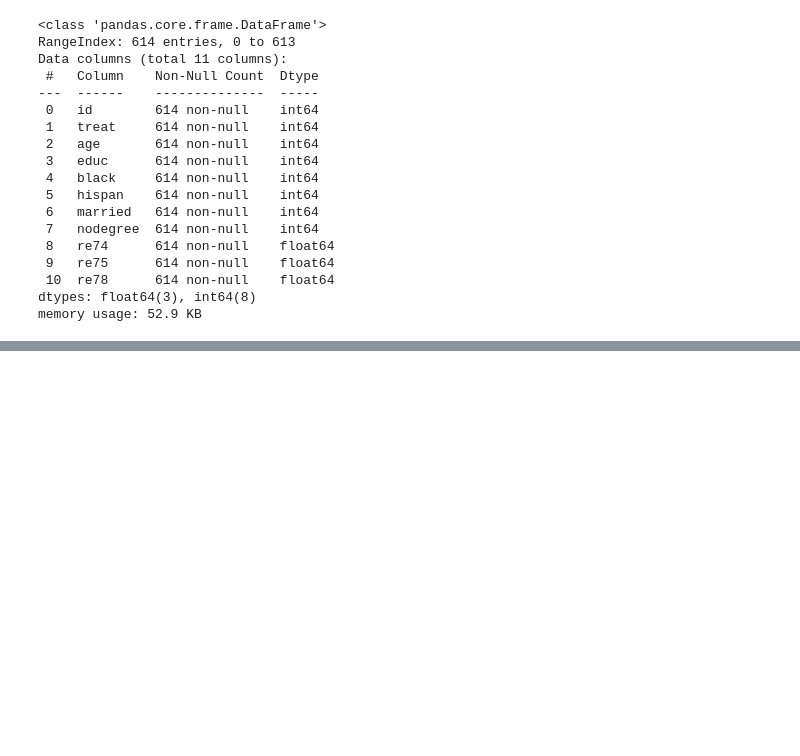
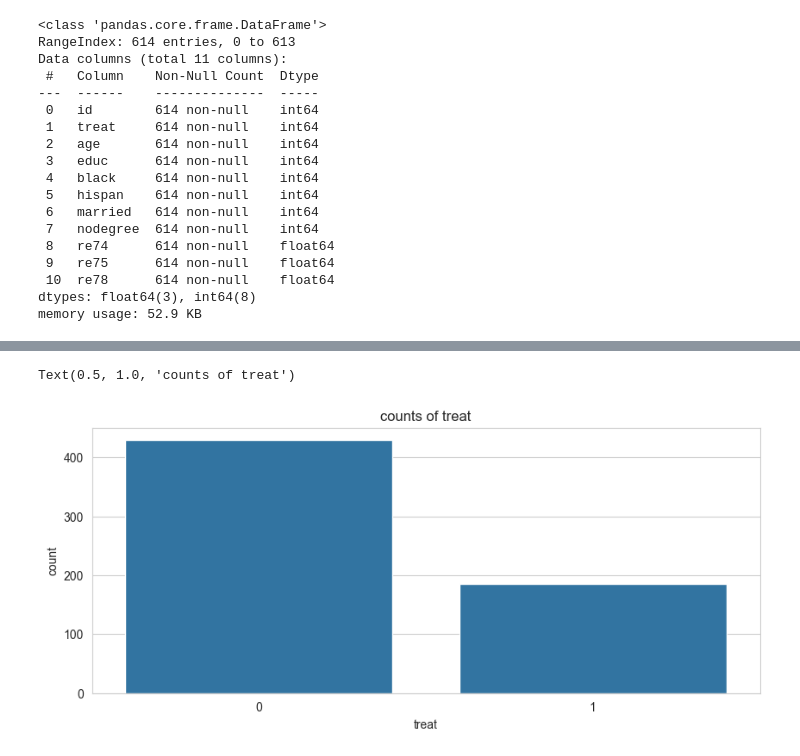
Before and after one commit to ori112/causal_Inference, a Jupyter notebook: project.ipynb, the cells around one changed output, grey strips where cells are left out. Drawn from its saved outputs; the diff is of its cells as text; code cells hidden in the pictures; blank space fills up the shorter version.

```diff
--- a/project.ipynb
+++ b/project.ipynb
@@ -7,8 +7,9 @@ import warnings
 
 import pandas as pd
 import matplotlib
-matplotlib.use('Agg')
+%matplotlib inline
 import seaborn as sns
+sns.set_style("whitegrid")
 import scipy.stats as stats
 import dowhy
 from dowhy import CausalModel
@@ -80,4 +82,12 @@ df.describe()
 | 50% | 307.500000 | 0.000000 | 25.000000 | 11.000000 | 0.000000 | 0.000000 | 0.000000 | 1.000000 | 1042.330000 | 601.548400 | 4759.018500 |
 | 75% | 460.750000 | 1.000000 | 32.000000 | 12.000000 | 1.000000 | 0.000000 | 1.000000 | 1.000000 | 7888.498250 | 3248.987500 | 10893.592500 |
 | max | 614.000000 | 1.000000 | 55.000000 | 18.000000 | 1.000000 | 1.000000 | 1.000000 | 1.000000 | 35040.070000 | 25142.240000 | 60307.930000 |
+# %%
+#inspecting how many individuals had the treatment
+plt.figure(figsize=(10,4))
+sns.countplot(data=df,x="treat")
+plt.title("counts of treat")
+# %% [output]
+Text(0.5, 1.0, 'counts of treat')
+[figure, added]
 # %%
```
Also changed, not shown: parts of 9 cells of this notebook.
